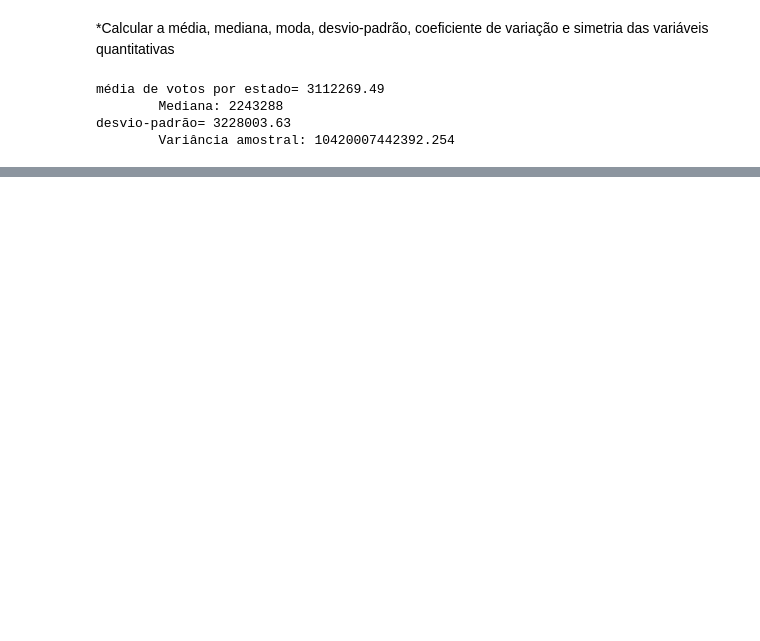
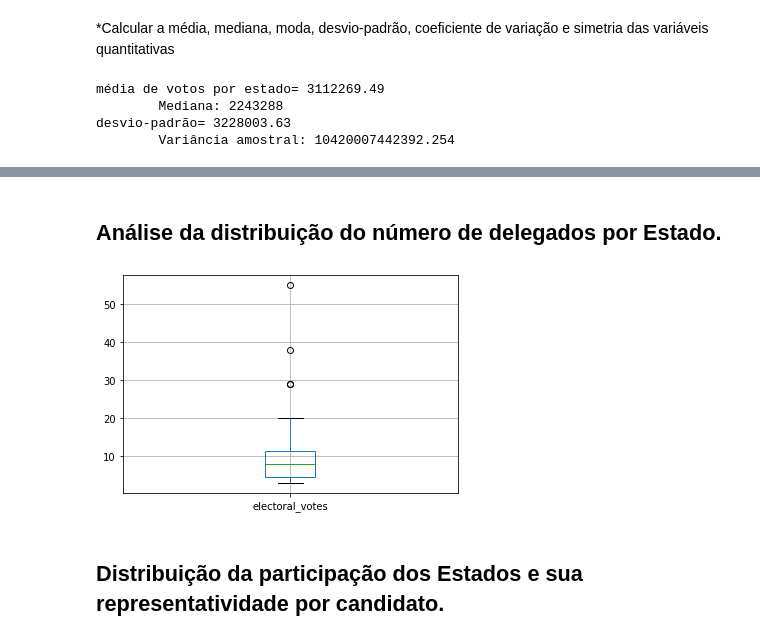
Before and after one commit to bmnds/uea-data-science-03-statistics, a Jupyter notebook: [Estatística04]_Trabalho_Final.ipynb, the cells around one changed output, grey strips where cells are left out. Saved outputs shown, nothing was run; the diff lists cells and outputs as text; code cells hidden in the pictures; blank space fills up the shorter version.

```diff
--- a/[Estatística04]_Trabalho_Final.ipynb
+++ b/[Estatística04]_Trabalho_Final.ipynb
@@ -553,0 +559,4 @@ desvio-padrão= 3228003.63
+# %%
+data = pd.read_csv('us_elections/president_state_results.csv', index_col=0)
+data.head()
+# Votação de delegados => Quantitativa Discreta
@@ -553,0 +570,9 @@ desvio-padrão= 3228003.63
+# %% [markdown]
+## Análise da distribuição do número de delegados por Estado.
+# %%
+boxplot = data.boxplot(column=['electoral_votes'])
+# %% [output]
+[figure, added]
+# %% [markdown]
+
+## Distribuição da participação dos Estados e sua representatividade por candidato.
```
Also changed, not shown: parts of 11 cells of this notebook.
